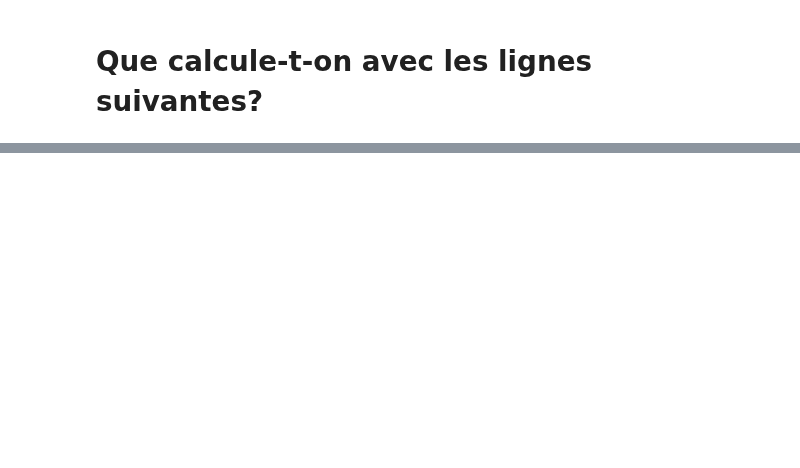
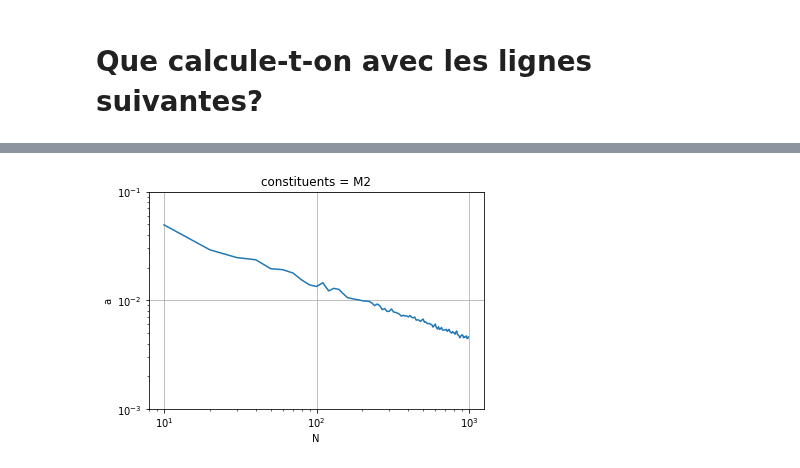
Before and after one commit to apatlpo/itide_ops, a Jupyter notebook: tipe_2019/synthetic.ipynb, the cells around one changed output, grey strips where cells are left out. Drawn from its saved outputs; the diff is of its cells as text; code cells hidden in the pictures; blank space fills up the shorter version.

```diff
--- a/tipe_2019/synthetic.ipynb
+++ b/tipe_2019/synthetic.ipynb
@@ -313,0 +341,8 @@ To use the future default and silence this warning we advise to pass `rcond=None
+# %%
+# temporal window = number of points
+D={}
+T = np.arange(10.,1000.,10.)
+for t in T:
+    D[t] = solve_pb([1.], .1, T=t, dt=1., N_realisations=1000, constituents=['M2'], omega=[1.9322])
+dsa = xr.concat(list(D.values()), pd.Series(T).rename('T'))
+dsa = dsa.assign_coords(N=dsa.T/dsa.dt)
@@ -313,0 +351,6 @@ To use the future default and silence this warning we advise to pass `rcond=None
+# %%
+dsa.std('realisations').a.sel(constituents='M2').plot.line(x='N', xscale='log', yscale='log')
+plt.ylim((.001,.1))
+plt.grid()
+# %% [output]
+[figure, added]
```
Also changed, not shown: parts of 22 cells of this notebook.
